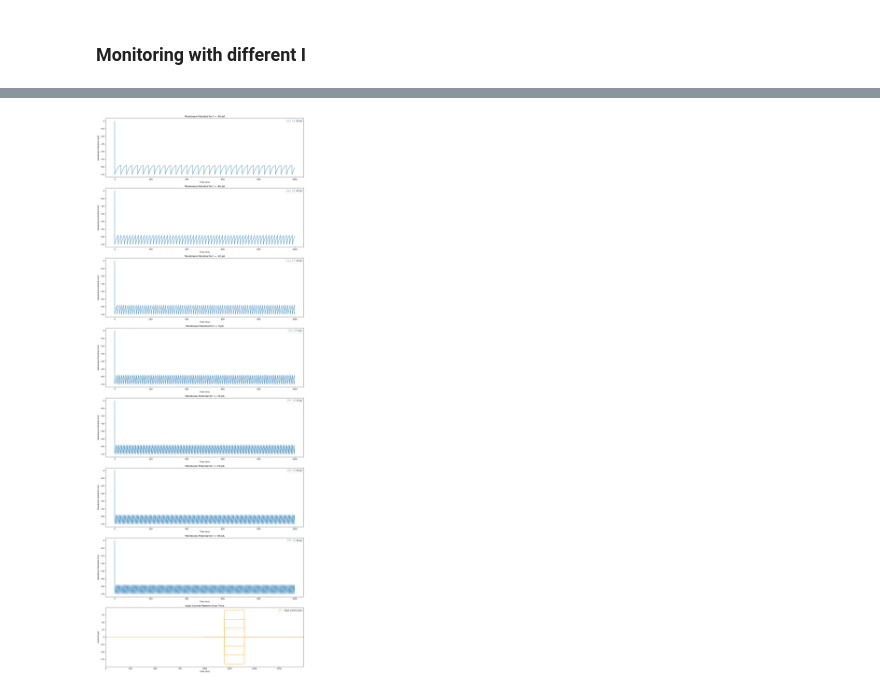
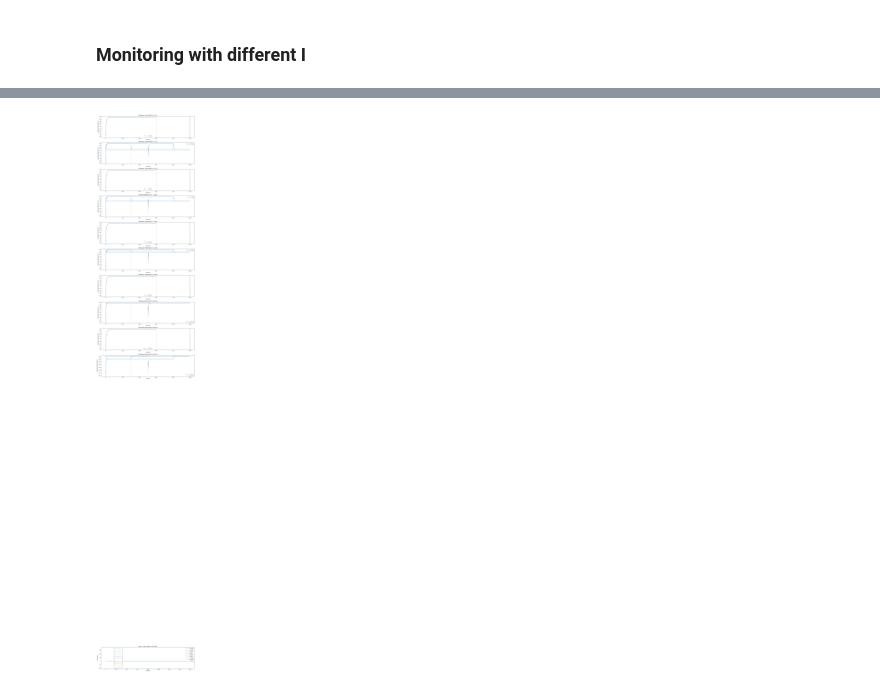
Before and after one commit to techzzt/Basal-ganglia-neuron-models, a Jupyter notebook: bg_insilico/test.ipynb, the cells around one changed output, grey strips where cells are left out. Cells and saved outputs as stored; diff of their text form; code cells hidden in the pictures.

```diff
--- a/bg_insilico/test.ipynb
+++ b/bg_insilico/test.ipynb
@@ -89,17 +102,18 @@ from IPython.display import display, Markdown
 # %%
 ### Adaptive Exponential Integrate and Fire
-json_file = './params/AdEx.json'  # 사용할 JSON 파일 경로
+json_file = './params/QIF.json'  # 사용할 JSON 파일 경로
 
 # load parameters
 params, model_name = load_params(json_file)
 
 # 시뮬레이션할 I 값 범위 설정
-I_values = np.arange(-90, 91, 30)
+I_values = np.arange(-90, 181, 30)
 
-# 시뮬레이션 실행
+
+wait_times = [200, 500, 1000]  # 시뮬레이션할 전류 주입 시간
+
 N = params.pop('N')['value']
-all_results, all_currents, total_time = run_simulation(N, params, model_name, I_values)
+all_results, all_currents, total_time, injection_times = run_simulation(N, params, model_name, I_values)
 
-# 결과 시각화
-plot_results(all_results, all_currents, I_values, total_time)
+plot_results(all_results, all_currents, I_values, total_time, injection_times)
 # %% [output]
@@ -122,2 +136,2 @@ INFO:root:creating /var/folders/tj/9vhjqp2n63ng9609fgfkf_dc0000gn/T/brian_flag_t
 INFO:root:arm64-apple-darwin20.0.0-clang -Wno-unused-result -Wsign-compare -Wunreachable-code -DNDEBUG -fwrapv -O2 -Wall -fPIC -O2 -isystem /opt/anaconda3/envs/brain/include -arch arm64 -fPIC -O2 -isy ...
-[figure, old version]
+[figure, new version]
```
Also changed, not shown: parts of 3 cells of this notebook.
